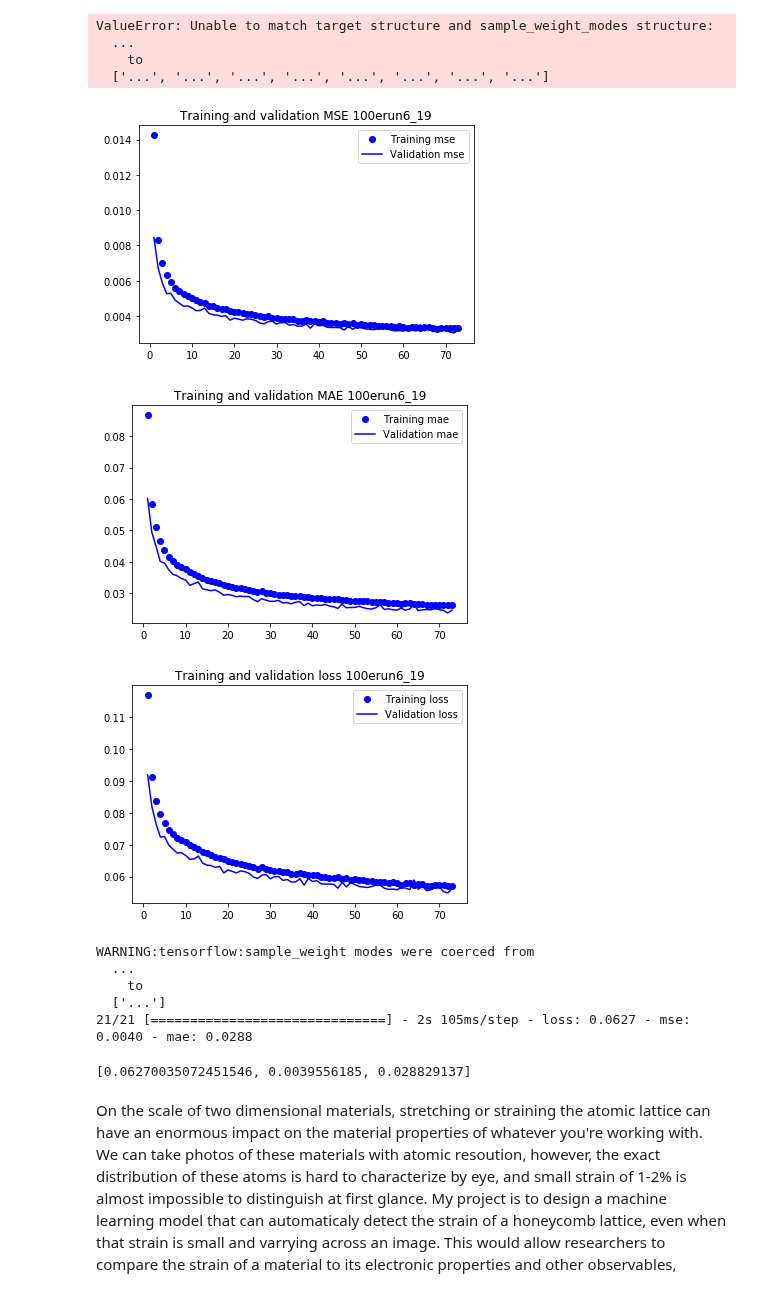
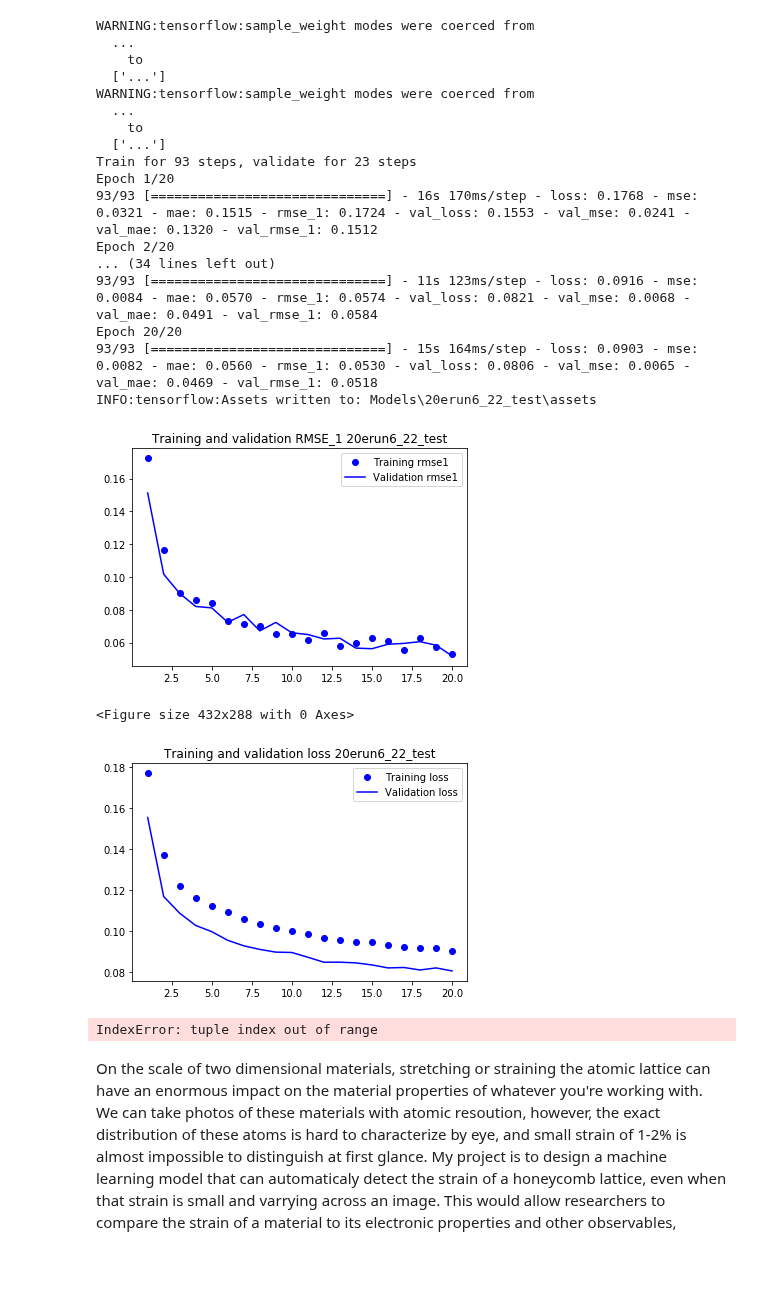
Before and after one commit to DanielMGlazer/HexogonalMLProject, a Jupyter notebook: Hexogonal_Model_Training.ipynb, the cells around one changed output. Saved outputs shown, nothing was run; the diff lists cells and outputs as text; code cells hidden in the pictures; blank space fills up the shorter version.

```diff
--- a/Hexogonal_Model_Training.ipynb
+++ b/Hexogonal_Model_Training.ipynb
@@ -145,8 +263,8 @@ Found 30000 validated image filenames.
 # %%
-model_name='100erun6_19_multioutput'
+model_name='20erun6_22_test_individualmetrics'
 model=get_compiled_model()
 #model.compile(optimizer='Adam', loss=root_mean_squared_error, metrics=['mse','mae'])
-num_epochs=100
+num_epochs=20
 training_steps=int(df.shape[0]*(1-validation_split_frac)/batch_size)
 validation_steps=int(df.shape[0]*validation_split_frac/batch_size)
 # log_dir = os.path.join("Training_logs\\fit", datetime.datetime.now().strftime("%Y%m%d-%H%M%S"))
@@ -171,69 +289,86 @@ hist_csv_file = os.path.join('Model_histories',model_name + '_history.csv')
 with open(hist_csv_file, mode='w') as f:
     hist_df.to_csv(f)
 # %% [output]
-ValueError: Unable to match target structure and sample_weight_modes structure:
+WARNING:tensorflow:sample_weight modes were coerced from
   ...
     to
-  ['...', '...', '...', '...', '...', '...', '...', '...']
+  ['...']
+WARNING:tensorflow:sample_weight modes were coerced from
+  ...
+    to
+  ['...']
+Train for 93 steps, validate for 23 steps
+Epoch 1/20
+93/93 [==============================] - 16s 170ms/step - loss: 0.1768 - mse: 0.0321 - mae: 0.1515 - rmse_1: 0.1724 - val_loss: 0.1553 - val_mse: 0.0241 - val_mae: 0.1320 - val_rmse_1: 0.1512
+Epoch 2/20
+... (34 lines left out)
+93/93 [==============================] - 11s 123ms/step - loss: 0.0916 - mse: 0.0084 - mae: 0.0570 - rmse_1: 0.0574 - val_loss: 0.0821 - val_mse: 0.0068 - val_mae: 0.0491 - val_rmse_1: 0.0584
+Epoch 20/20
+93/93 [==============================] - 15s 164ms/step - loss: 0.0903 - mse: 0.0082 - mae: 0.0560 - rmse_1: 0.0530 - val_loss: 0.0806 - val_mse: 0.0065 - val_mae: 0.0469 - val_rmse_1: 0.0518
+INFO:tensorflow:Assets written to: Models\20erun6_22_test\assets
 # %%
-model_name='100erun6_19'
+model_name='20erun6_22_test'
 def root_mean_squared_error(y_true, y_pred):
         return K.sqrt(K.mean(K.square(y_pred - y_true)))
+def rmse_1(y_true, y_pred):
+        return K.sqrt(K.mean(K.square(y_pred[0] - y_true[0])))
 model=models.load_model(os.path.join('Models',model_name),compile=False)
-model.compile(optimizer='Adam', loss=root_mean_squared_error, metrics=['mse','mae'])
+model.compile(optimizer='Adam', loss=root_mean_squared_error, metrics=['mse','mae',rmse_1])
 history_dict=pd.read_csv(os.path.join('Model_histories',model_name + '_history.csv'))
 # %%
 mse = history_dict['mse']
 val_mse = history_dict['val_mse']
 mae = history_dict['mae']
 val_mae = history_dict['val_mae']
 loss = history_dict['loss']
 val_loss = history_dict['val_loss']
+rmse1 = history_dict['rmse_1']
+val_rmse1 = history_dict['val_rmse_1']
 
 epochs = range(1, len(mse) + 1)
-plot_dir='History_Plots'
+#os.makedirs(os.path.join('History_Plots',model_name))
+plot_dir=os.path.join('History_Plots',model_name)
 
-plt.plot(epochs, mse, 'bo', label='Training mse')
-plt.plot(epochs, val_mse, 'b', label='Validation mse')
-plt.title('Training and validation MSE '+ model_name)
+# plt.plot(epochs, mse, 'bo', label='Training mse')
+# plt.plot(epochs, val_mse, 'b', label='Validation mse')
+# plt.title('Training and validation MSE '+ model_name)
+# plt.legend()
+# plt.savefig(os.path.join(plot_dir,model_name+" mse.png"))
+# plt.figure()
+
+plt.plot(epochs, rmse1, 'bo', label='Training rmse1')
+plt.plot(epochs, val_rmse1, 'b', label='Validation rmse1')
+plt.title('Training and validation RMSE_1 '+ model_name)
 plt.legend()
-plt.savefig(os.path.join(plot_dir,model_name+" mse.png"))
+plt.savefig(os.path.join(plot_dir,model_name+" rmse1.png"))
 plt.figure()
 
-plt.plot(epochs, mae, 'bo', label='Training mae')
-plt.plot(epochs, val_mae, 'b', label='Validation mae')
-plt.title('Training and validation MAE '+ model_name)
-plt.legend()
-plt.savefig(os.path.join(plot_dir,model_name+" mae.png"))
+# plt.plot(epochs, mae, 'bo', label='Training mae')
+# plt.plot(epochs, val_mae, 'b', label='Validation mae')
+# plt.title('Training and validation MAE '+ model_name)
+# plt.legend()
+# plt.savefig(os.path.join(plot_dir,model_name+" mae.png"))
 
 plt.figure()
 plt.plot(epochs, loss, 'bo', label='Training loss')
 plt.plot(epochs, val_loss, 'b', label='Validation loss')
 plt.title('Training and validation loss '+ model_name)
 plt.legend()
 plt.savefig(os.path.join(plot_dir,model_name+" loss.png"))
 
 plt.show()
 # %% [output]
-[figure, old version]
+[figure, new version]
+<Figure size 432x288 with 0 Axes>
-[figure, old version]
+[figure, new version]
-[figure, removed]
 # %%
 #Evaluates the model on testing set
-testing_steps=dft.shape[0]//batch_size
-log_dir = os.path.join("Training_logs\\test", datetime.datetime.now().strftime("%Y%m%d-%H%M%S"))
-tensorboard_callback = TensorBoard(log_dir=log_dir, histogram_freq=1)
+#testing_steps=df.shape[0]//batch_size
 model.evaluate(
-    test_generator,
-    steps=testing_steps
-    #callbacks=[tensorboard_callback]
+    predict_test_generator,
+    steps=3
 )
 # %% [output]
-WARNING:tensorflow:sample_weight modes were coerced from
-  ...
-    to
-  ['...']
-21/21 [==============================] - 2s 105ms/step - loss: 0.0627 - mse: 0.0040 - mae: 0.0288
+IndexError: tuple index out of range
-[0.06270035072451546, 0.0039556185, 0.028829137]
 # %% [markdown]
 On the scale of two dimensional materials, stretching or straining the atomic lattice can have an enormous impact on the material properties of whatever you're working with. We can take photos of these materials with atomic resoution, however, the exact distribution of these atoms is hard to characterize by eye, and small strain of 1-2% is almost impossible to distinguish at first glance. My project is to design a machine learning model that can automaticaly detect the strain of a honeycomb lattice, even when that strain is small and varrying across an image. This would allow researchers to compare the strain of a material to its electronic properties and other observables, unveiling connections we haven't been able to see before. Many 2D materials are poorly understood, and this project could help answer many questions about how 2D phenomenon arise.
```
Also changed, not shown: parts of 6 cells of this notebook, 21 other files.
